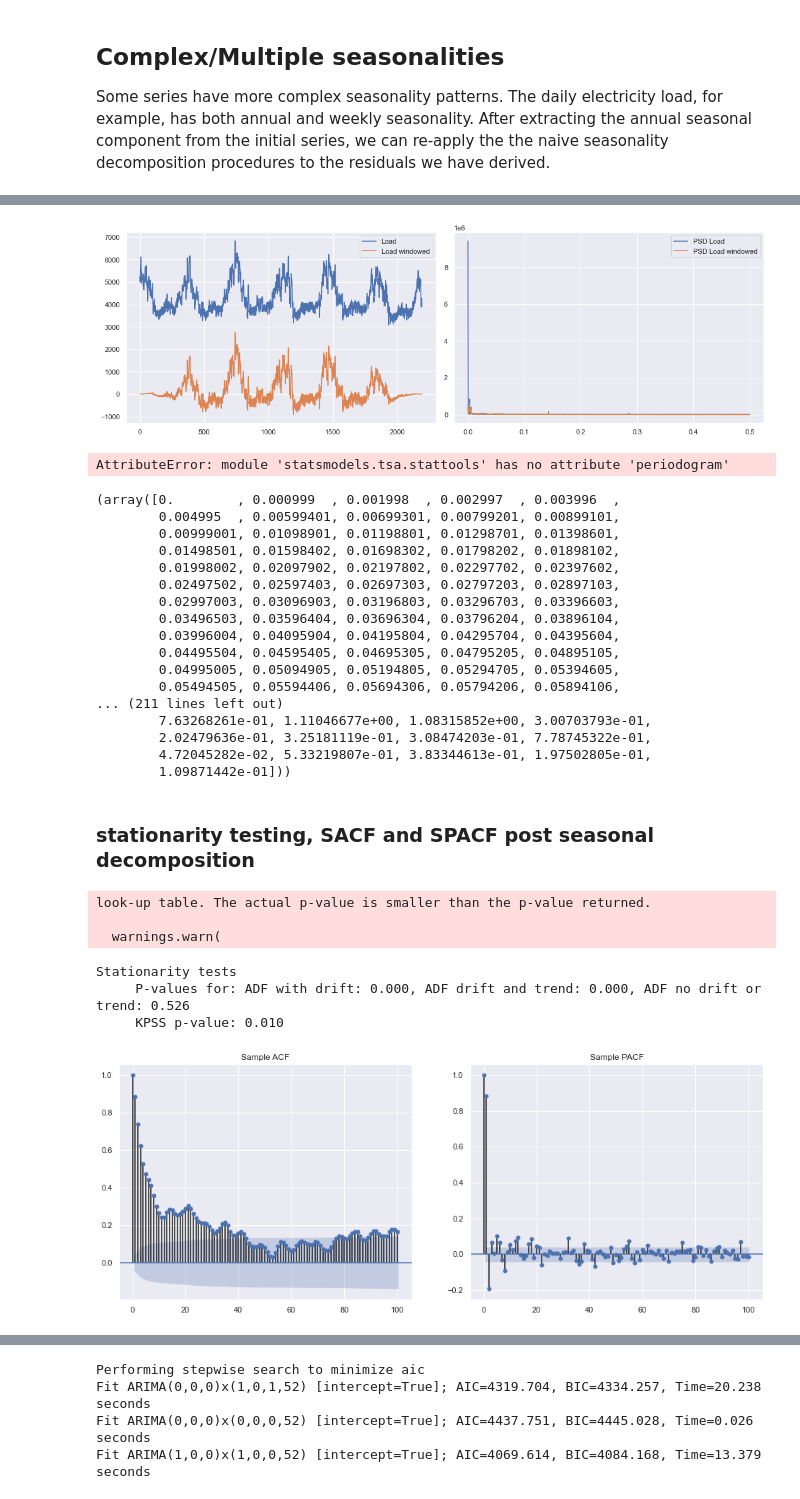
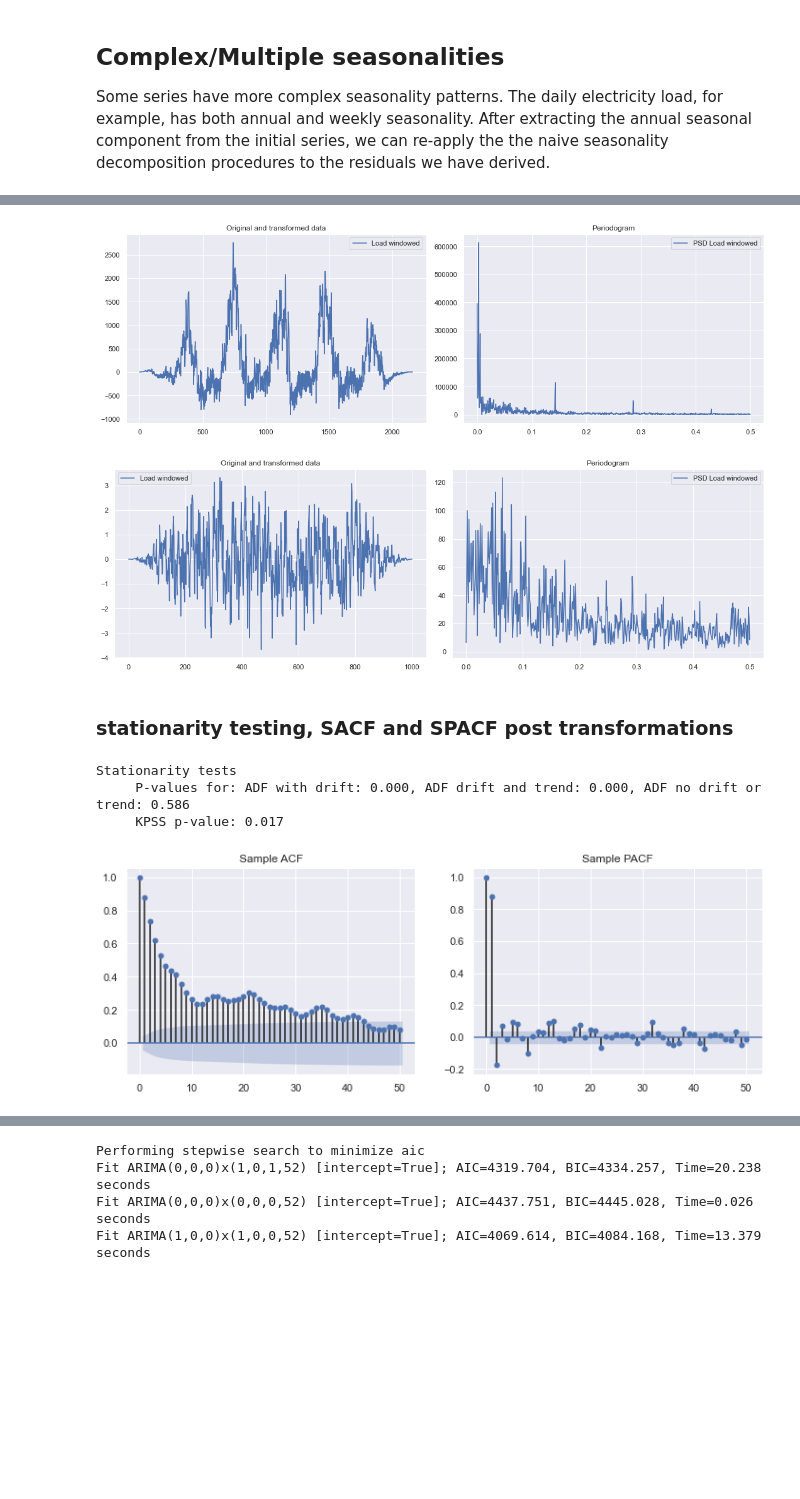
Before and after one commit to geri310/time-series-forecasting, a Jupyter notebook: Time Series Intro.ipynb, the cells around one changed output, grey strips where cells are left out. Drawn from its saved outputs; the diff is of its cells as text; code cells hidden in the pictures; blank space fills up the shorter version.

Commit message:
time series workshop

```diff
--- a/Time Series Intro.ipynb
+++ b/Time Series Intro.ipynb
@@ -21,7 +39,8 @@ energy_df = energy_df['Load']
 energy_df = energy_df.groupby(energy_df.index.strftime('%Y-%m-%d')).mean()
 energy_df.index = pd.to_datetime(energy_df.index)
 
-#limit the data only up to the end of 2020
-energy_df = energy_df.loc[energy_df.index<'2021-01-01']
-energy_df.head()
+#split the dataset into test and train (note that for TS the temporal dimension matters, so we split based on time)
+train = energy_df.loc[energy_df.index<'2020-12-01']
+test = energy_df.loc[(energy_df.index>='2020-12-01')&(energy_df.index<'2021-01-01')]
+train.plot();
 # %% [output]
@@ -415,8 +513,7 @@ We estimate the centered (two-sided) moving average for the seasonality preiod (
 
 $\text{WMA}_t(2n+1) = \sum_{i = -n}^{n}w_i x_{t-i}$
 # %%
-energy_df = energy_df.asfreq('d')
 from statsmodels.tsa.seasonal import seasonal_decompose
-results_additive = seasonal_decompose(energy_df, model='additive', period = 365)
+results_additive = seasonal_decompose(train, model='additive', period = 365)
 results_additive.plot();
 # %% [output]
@@ -431,7 +528,7 @@ graph.plot();
 ## Complex/Multiple seasonalities
 Some series have more complex seasonality patterns. The daily electricity load, for example, has both annual and weekly seasonality. After extracting the annual seasonal component from the initial series, we can re-apply the the naive seasonality decomposition procedures to the residuals we have derived.
 # %%
-decomp_annual_df = energy_df - results_additive.seasonal
+decomp_annual_df = train - results_additive.seasonal
 results_additive_weekly = seasonal_decompose(decomp_annual_df, model='additive', period = 7)
 results_additive_weekly.plot();
 # %% [output]
@@ -505,9 +566,10 @@ def fft_tuckey_transform(series, d):
 
     fig, ax = plt.subplots(nrows=1, ncols=2, figsize=(15,5))
 
-    ax[0].plot(t_series, series, label='Load')
+    #ax[0].plot(t_series, series, label='Load')
     ax[0].plot(t_series, series_window, label='Load windowed' )
     ax[0].legend()
+    ax[0].set_title('Original and transformed data')
 
     series_fft = abs(rfft(series))
     series_tukey = abs(rfft(series_window) )
@@ -517,52 +579,29 @@ def fft_tuckey_transform(series, d):
     series_freqs = rfftfreq( len(series), d = 1/d)
 
 
-    ax[1].plot(series_freqs[:], series_fft[:], label='PSD Load' )
-    ax[1].plot(series_freqs[:], series_tukey[:], label='PSD Load windowed' )
+    #ax[1].plot(series_freqs, series_fft, label='PSD Load' )
+    ax[1].plot(series_freqs, series_tukey, label='PSD Load windowed' )
     ax[1].legend()
+    ax[1].set_title('Periodogram')
 
     plt.tight_layout()
     plt.show()
 
-fft_tuckey_transform(energy_df, 1)
+fft_tuckey_transform(train, 1)
 # %% [output]
-[figure, old version]
+[figure, new version]
-# %%
-sm.tsa.stattools.periodogram(random_walk)
-# %% [output]
-AttributeError: module 'statsmodels.tsa.stattools' has no attribute 'periodogram'
-# %%
-import scipy
-scipy.signal.periodogram(random_walk)
-# %% [output]
-(array([0.        , 0.000999  , 0.001998  , 0.002997  , 0.003996  ,
-        0.004995  , 0.00599401, 0.00699301, 0.00799201, 0.00899101,
-        0.00999001, 0.01098901, 0.01198801, 0.01298701, 0.01398601,
-        0.01498501, 0.01598402, 0.01698302, 0.01798202, 0.01898102,
-        0.01998002, 0.02097902, 0.02197802, 0.02297702, 0.02397602,
-        0.02497502, 0.02597403, 0.02697303, 0.02797203, 0.02897103,
-        0.02997003, 0.03096903, 0.03196803, 0.03296703, 0.03396603,
-        0.03496503, 0.03596404, 0.03696304, 0.03796204, 0.03896104,
-        0.03996004, 0.04095904, 0.04195804, 0.04295704, 0.04395604,
-        0.04495504, 0.04595405, 0.04695305, 0.04795205, 0.04895105,
-        0.04995005, 0.05094905, 0.05194805, 0.05294705, 0.05394605,
-        0.05494505, 0.05594406, 0.05694306, 0.05794206, 0.05894106,
-... (211 lines left out)
-        7.63268261e-01, 1.11046677e+00, 1.08315852e+00, 3.00703793e-01,
-        2.02479636e-01, 3.25181119e-01, 3.08474203e-01, 7.78745322e-01,
-        4.72045282e-02, 5.33219807e-01, 3.83344613e-01, 1.97502805e-01,
-        1.09871442e-01]))
+# %%
+fft_tuckey_transform(ar1_process, 1)
+# %% [output]
+[figure, added]
 # %% [markdown]
-### stationarity testing, SACF and SPACF post seasonal decomposition
+### stationarity testing, SACF and SPACF post transformations
 # %%
-#decomp_df = decomp_annual_df - results_additive_weekly.seasonal
+decomp_df = decomp_annual_df - results_additive_weekly.seasonal
 test_stationarity(decomp_df)
-plot_acf_pacf(decomp_df, nlags = 100);
+plot_acf_pacf(decomp_df, nlags = 50);
 # %% [output]
-look-up table. The actual p-value is smaller than the p-value returned.
-
-  warnings.warn(
+Stationarity tests
+     P-values for: ADF with drift: 0.000, ADF drift and trend: 0.000, ADF no drift or trend: 0.586
+     KPSS p-value: 0.017
-Stationarity tests
-     P-values for: ADF with drift: 0.000, ADF drift and trend: 0.000, ADF no drift or trend: 0.526
-     KPSS p-value: 0.010
-[figure, old version]
+[figure, new version]
```
Also changed, not shown: parts of 104 cells of this notebook.
